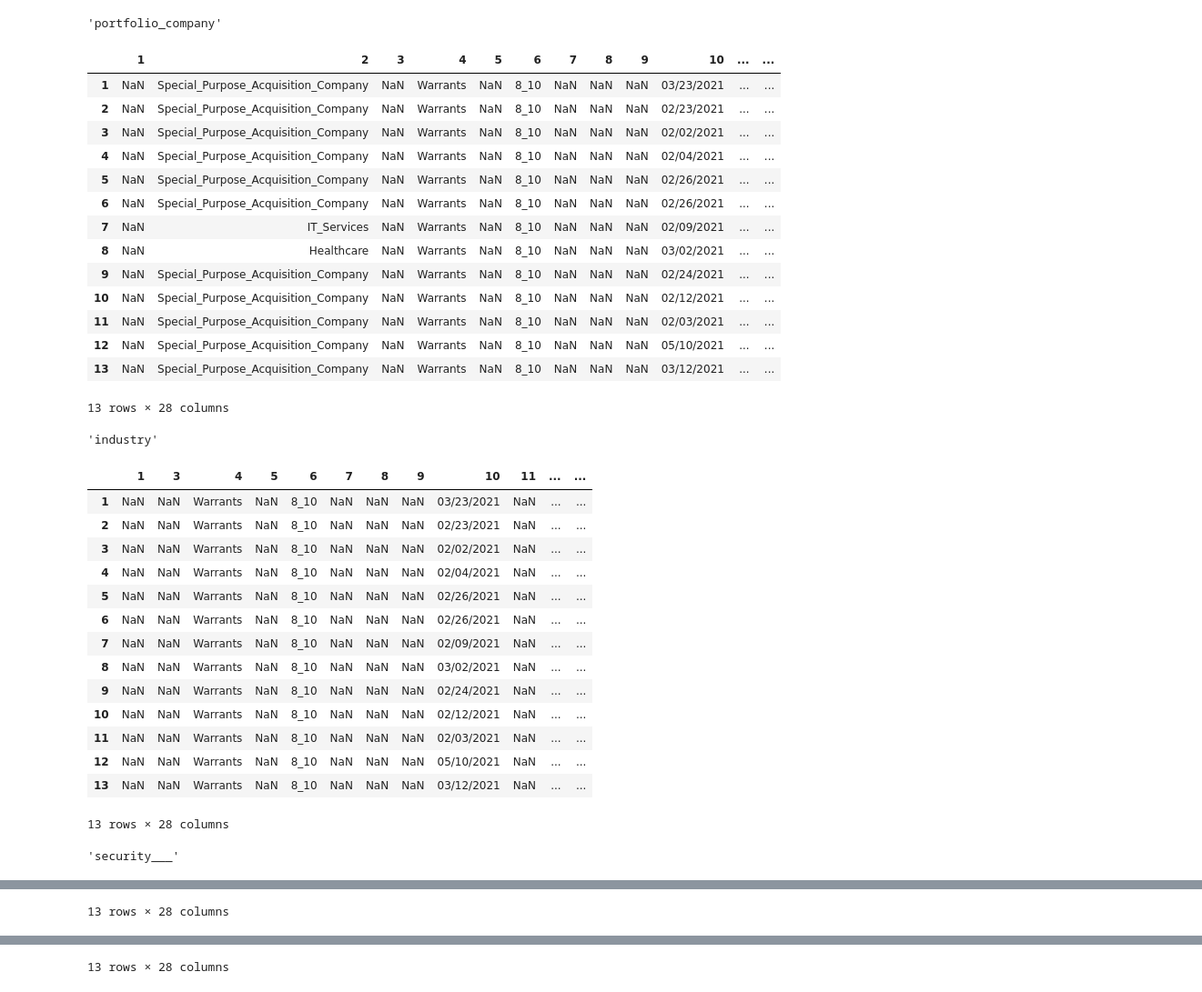
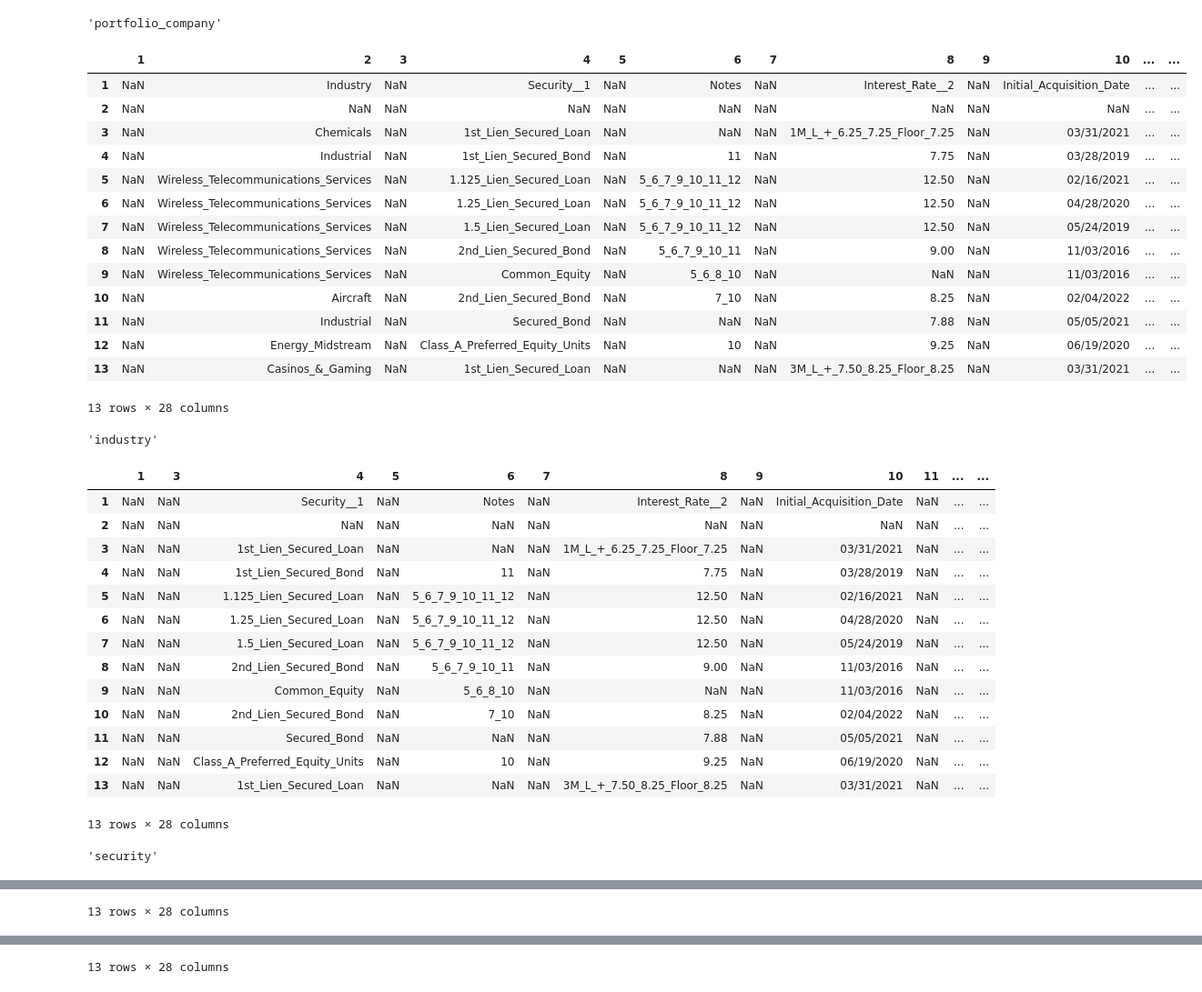
Before and after one commit to Coffee-Code-Philly-Accelerator/sec_filings, a Jupyter notebook: 1675033/debugging.ipynb, the cells around one changed output, grey strips where cells are left out. Shown at 91% size. Drawn from its saved outputs; the diff is of its cells as text; code cells hidden in the pictures.

```diff
--- a/1675033/debugging.ipynb
+++ b/1675033/debugging.ipynb
@@ -1216,5 +1316,5 @@ INFO:CIK==1675033:2021-12-31/Schedule_of_Investments_3.csv
 # %%
-file_path = r'2022-06-30/Schedule_of_Investments_5.csv'
+file_path = r'2022-03-31/Schedule_of_Investments_0.csv'
 
 def _clean(
     file_path:str,
@@ -1265,74 +1365,73 @@ def merge_duplicate_columns(
     for col_name in duplicate_cols:
         display(col_name)
         mask = merged_pair_idxs.get(col_name)
         if flag:
             mask = df.columns == col_name
             merged_pair_idxs[col_name] = mask
         duplicate_data = df.loc[:, mask]
         merged_data = duplicate_data.apply(lambda row: ' '.join(set(row.dropna().astype(str))), axis=1)
         df = df.loc[:, ~mask]
         df[col_name] = merged_data
         display(df.iloc[:,:])
     return df.reset_index(drop=True),merged_pair_idxs
 
 merged_pair_idxs = {
-        'portfolio_company':np.array([True]+[False]*27),
-        'industry':np.array([False,True]+[False]*26),
-        'security___':np.array([False,False,True]+[False]*25),
-        'footnotes':np.array([False,False,False]+[True]+[False]*24),
-        'investment__interest_rate__maturity':np.array([False,False,False,False]+[True]+[False]*23),
-        'aquisition_date':np.array([False]*5+[True]+[False]*22),
-        'maturity':np.array([False]*6+[True]+[False]*21),
-        'par_amount___quantity':np.array([False]*8+[True]+[False]*19),
-        'cost':np.array([False]*11+[True]+[False]*16),
-        'value':np.array([False]*14+[True]+[False]*13),
-        'percentage_of_class':np.array([False]*16+[True]+[False]*11),
-    }
+    'portfolio_company':np.array([True]+[False]*27),
+    'industry':np.array([False,True]+[False]*26),
+    'security':np.array([False,False]+[True]+[False]*25),
+    'notes':np.array([False,False,False]+[True]+[False]*24),
+    'interest_rate':np.array([False,False,False,False]+[True]+[False]*23),
+    'initial_acquisition':np.array([False]*7+[True]+[False]*20),
+    'maturity':np.array([False]*8+[True]+[False]*19),
+    'par_amount_quantity':np.array([False]*10+[True]+[False]*17),
+    'cost':np.array([False]*13+[True]+[False]*14),
+    'fair_value':np.array([False]*16+[True]+[False]*11),
+}
 
 # merged_pair_idxs = {}
 ex = exceptions()
 ex_rows = '|'.join(except_rows())
 df,merged_pair_idxs = _clean(file_path,except_rows=ex_rows,merged_pair_idxs=merged_pair_idxs)
 display(df)
 display(merged_pair_idxs)
 index_list = df.apply(
     lambda row:row.astype(str).str.contains(stopping_criterion(None), case=False, na=False).any(),
     axis=1
 )
 index_list_sum = index_list.sum()
 index_list_sum
 # %% [output]
 'portfolio_company'
 |  | 1 | 2 | 3 | 4 | 5 | 6 | 7 | 8 | 9 | 10 | ... | ... |
-| 1 | NaN | Special_Purpose_Acquisition_Company | NaN | Warrants | NaN | 8_10 | NaN | NaN | NaN | 03/23/2021 | ... | ... |
-| 2 | NaN | Special_Purpose_Acquisition_Company | NaN | Warrants | NaN | 8_10 | NaN | NaN | NaN | 02/23/2021 | ... | ... |
-| 3 | NaN | Special_Purpose_Acquisition_Company | NaN | Warrants | NaN | 8_10 | NaN | NaN | NaN | 02/02/2021 | ... | ... |
-| 4 | NaN | Special_Purpose_Acquisition_Company | NaN | Warrants | NaN | 8_10 | NaN | NaN | NaN | 02/04/2021 | ... | ... |
-| 5 | NaN | Special_Purpose_Acquisition_Company | NaN | Warrants | NaN | 8_10 | NaN | NaN | NaN | 02/26/2021 | ... | ... |
-| 6 | NaN | Special_Purpose_Acquisition_Company | NaN | Warrants | NaN | 8_10 | NaN | NaN | NaN | 02/26/2021 | ... | ... |
-| 7 | NaN | IT_Services | NaN | Warrants | NaN | 8_10 | NaN | NaN | NaN | 02/09/2021 | ... | ... |
-| 8 | NaN | Healthcare | NaN | Warrants | NaN | 8_10 | NaN | NaN | NaN | 03/02/2021 | ... | ... |
-| 9 | NaN | Special_Purpose_Acquisition_Company | NaN | Warrants | NaN | 8_10 | NaN | NaN | NaN | 02/24/2021 | ... | ... |
-| 10 | NaN | Special_Purpose_Acquisition_Company | NaN | Warrants | NaN | 8_10 | NaN | NaN | NaN | 02/12/2021 | ... | ... |
-| 11 | NaN | Special_Purpose_Acquisition_Company | NaN | Warrants | NaN | 8_10 | NaN | NaN | NaN | 02/03/2021 | ... | ... |
-| 12 | NaN | Special_Purpose_Acquisition_Company | NaN | Warrants | NaN | 8_10 | NaN | NaN | NaN | 05/10/2021 | ... | ... |
-| 13 | NaN | Special_Purpose_Acquisition_Company | NaN | Warrants | NaN | 8_10 | NaN | NaN | NaN | 03/12/2021 | ... | ... |
+| 1 | NaN | Industry | NaN | Security__1 | NaN | Notes | NaN | Interest_Rate__2 | NaN | Initial_Acquisition_Date | ... | ... |
+| 2 | NaN | NaN | NaN | NaN | NaN | NaN | NaN | NaN | NaN | NaN | ... | ... |
+| 3 | NaN | Chemicals | NaN | 1st_Lien_Secured_Loan | NaN | NaN | NaN | 1M_L_+_6.25_7.25_Floor_7.25 | NaN | 03/31/2021 | ... | ... |
+| 4 | NaN | Industrial | NaN | 1st_Lien_Secured_Bond | NaN | 11 | NaN | 7.75 | NaN | 03/28/2019 | ... | ... |
+| 5 | NaN | Wireless_Telecommunications_Services | NaN | 1.125_Lien_Secured_Loan | NaN | 5_6_7_9_10_11_12 | NaN | 12.50 | NaN | 02/16/2021 | ... | ... |
+| 6 | NaN | Wireless_Telecommunications_Services | NaN | 1.25_Lien_Secured_Loan | NaN | 5_6_7_9_10_11_12 | NaN | 12.50 | NaN | 04/28/2020 | ... | ... |
+| 7 | NaN | Wireless_Telecommunications_Services | NaN | 1.5_Lien_Secured_Loan | NaN | 5_6_7_9_10_11_12 | NaN | 12.50 | NaN | 05/24/2019 | ... | ... |
+| 8 | NaN | Wireless_Telecommunications_Services | NaN | 2nd_Lien_Secured_Bond | NaN | 5_6_7_9_10_11 | NaN | 9.00 | NaN | 11/03/2016 | ... | ... |
+| 9 | NaN | Wireless_Telecommunications_Services | NaN | Common_Equity | NaN | 5_6_8_10 | NaN | NaN | NaN | 11/03/2016 | ... | ... |
+| 10 | NaN | Aircraft | NaN | 2nd_Lien_Secured_Bond | NaN | 7_10 | NaN | 8.25 | NaN | 02/04/2022 | ... | ... |
+| 11 | NaN | Industrial | NaN | Secured_Bond | NaN | NaN | NaN | 7.88 | NaN | 05/05/2021 | ... | ... |
+| 12 | NaN | Energy_Midstream | NaN | Class_A_Preferred_Equity_Units | NaN | 10 | NaN | 9.25 | NaN | 06/19/2020 | ... | ... |
+| 13 | NaN | Casinos_&_Gaming | NaN | 1st_Lien_Secured_Loan | NaN | NaN | NaN | 3M_L_+_7.50_8.25_Floor_8.25 | NaN | 03/31/2021 | ... | ... |
 13 rows × 28 columns
 'industry'
 |  | 1 | 3 | 4 | 5 | 6 | 7 | 8 | 9 | 10 | 11 | ... | ... |
-| 1 | NaN | NaN | Warrants | NaN | 8_10 | NaN | NaN | NaN | 03/23/2021 | NaN | ... | ... |
-| 2 | NaN | NaN | Warrants | NaN | 8_10 | NaN | NaN | NaN | 02/23/2021 | NaN | ... | ... |
-| 3 | NaN | NaN | Warrants | NaN | 8_10 | NaN | NaN | NaN | 02/02/2021 | NaN | ... | ... |
-| 4 | NaN | NaN | Warrants | NaN | 8_10 | NaN | NaN | NaN | 02/04/2021 | NaN | ... | ... |
-| 5 | NaN | NaN | Warrants | NaN | 8_10 | NaN | NaN | NaN | 02/26/2021 | NaN | ... | ... |
-| 6 | NaN | NaN | Warrants | NaN | 8_10 | NaN | NaN | NaN | 02/26/2021 | NaN | ... | ... |
-| 7 | NaN | NaN | Warrants | NaN | 8_10 | NaN | NaN | NaN | 02/09/2021 | NaN | ... | ... |
-| 8 | NaN | NaN | Warrants | NaN | 8_10 | NaN | NaN | NaN | 03/02/2021 | NaN | ... | ... |
-| 9 | NaN | NaN | Warrants | NaN | 8_10 | NaN | NaN | NaN | 02/24/2021 | NaN | ... | ... |
-| 10 | NaN | NaN | Warrants | NaN | 8_10 | NaN | NaN | NaN | 02/12/2021 | NaN | ... | ... |
-| 11 | NaN | NaN | Warrants | NaN | 8_10 | NaN | NaN | NaN | 02/03/2021 | NaN | ... | ... |
-| 12 | NaN | NaN | Warrants | NaN | 8_10 | NaN | NaN | NaN | 05/10/2021 | NaN | ... | ... |
-| 13 | NaN | NaN | Warrants | NaN | 8_10 | NaN | NaN | NaN | 03/12/2021 | NaN | ... | ... |
+| 1 | NaN | NaN | Security__1 | NaN | Notes | NaN | Interest_Rate__2 | NaN | Initial_Acquisition_Date | NaN | ... | ... |
+| 2 | NaN | NaN | NaN | NaN | NaN | NaN | NaN | NaN | NaN | NaN | ... | ... |
+| 3 | NaN | NaN | 1st_Lien_Secured_Loan | NaN | NaN | NaN | 1M_L_+_6.25_7.25_Floor_7.25 | NaN | 03/31/2021 | NaN | ... | ... |
+| 4 | NaN | NaN | 1st_Lien_Secured_Bond | NaN | 11 | NaN | 7.75 | NaN | 03/28/2019 | NaN | ... | ... |
+| 5 | NaN | NaN | 1.125_Lien_Secured_Loan | NaN | 5_6_7_9_10_11_12 | NaN | 12.50 | NaN | 02/16/2021 | NaN | ... | ... |
+| 6 | NaN | NaN | 1.25_Lien_Secured_Loan | NaN | 5_6_7_9_10_11_12 | NaN | 12.50 | NaN | 04/28/2020 | NaN | ... | ... |
+| 7 | NaN | NaN | 1.5_Lien_Secured_Loan | NaN | 5_6_7_9_10_11_12 | NaN | 12.50 | NaN | 05/24/2019 | NaN | ... | ... |
+| 8 | NaN | NaN | 2nd_Lien_Secured_Bond | NaN | 5_6_7_9_10_11 | NaN | 9.00 | NaN | 11/03/2016 | NaN | ... | ... |
+| 9 | NaN | NaN | Common_Equity | NaN | 5_6_8_10 | NaN | NaN | NaN | 11/03/2016 | NaN | ... | ... |
+| 10 | NaN | NaN | 2nd_Lien_Secured_Bond | NaN | 7_10 | NaN | 8.25 | NaN | 02/04/2022 | NaN | ... | ... |
+| 11 | NaN | NaN | Secured_Bond | NaN | NaN | NaN | 7.88 | NaN | 05/05/2021 | NaN | ... | ... |
+| 12 | NaN | NaN | Class_A_Preferred_Equity_Units | NaN | 10 | NaN | 9.25 | NaN | 06/19/2020 | NaN | ... | ... |
+| 13 | NaN | NaN | 1st_Lien_Secured_Loan | NaN | NaN | NaN | 3M_L_+_7.50_8.25_Floor_8.25 | NaN | 03/31/2021 | NaN | ... | ... |
 13 rows × 28 columns
-'security___'
+'security'
 |  | 1 | 3 | 5 | 6 | 7 | 8 | 9 | 10 | 11 | 12 | ... | ... |
```
Also changed, not shown: parts of 2 cells of this notebook.
